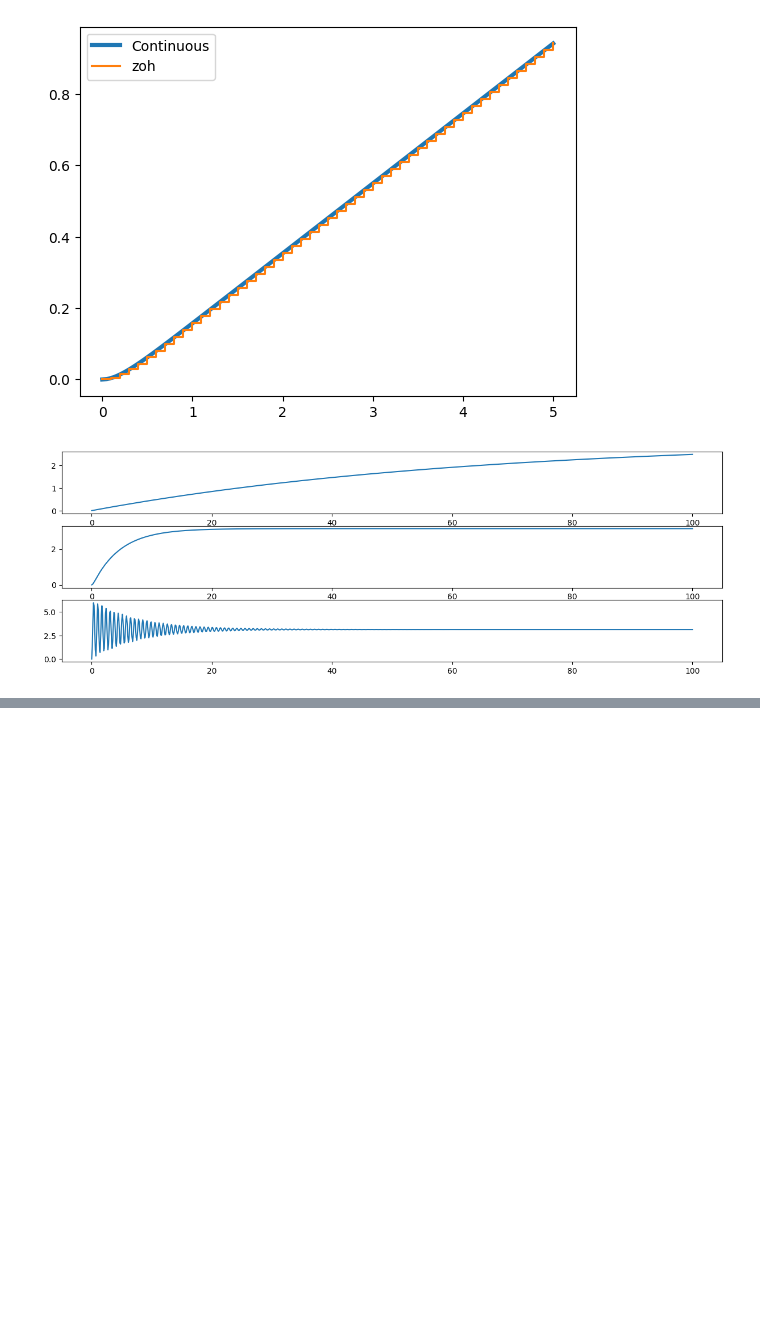
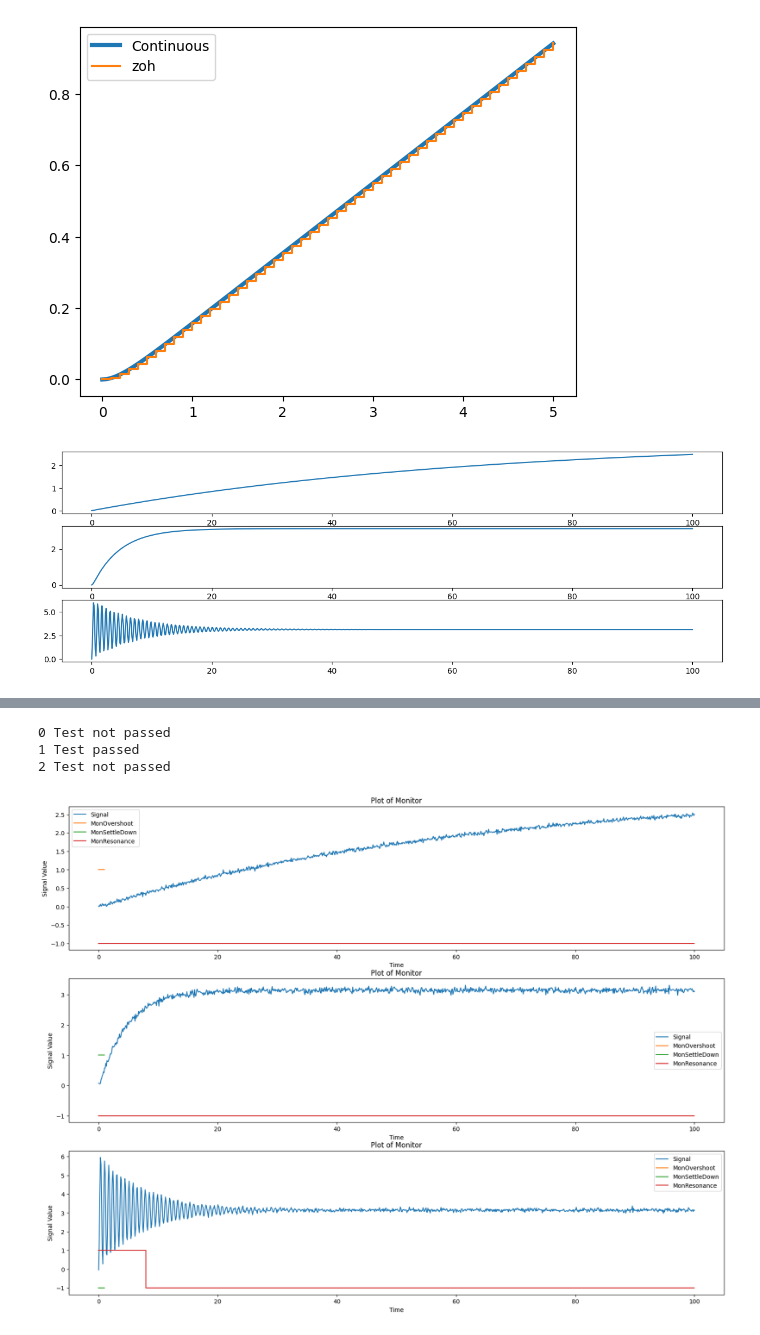
Before and after one commit to albertoZurini/UNITS-CPS-Project, a Jupyter notebook: main_working.ipynb, the cells around one changed output, grey strips where cells are left out. Saved outputs shown, nothing was run; the diff lists cells and outputs as text; code cells hidden in the pictures; blank space fills up the shorter version.

```diff
--- a/main_working.ipynb
+++ b/main_working.ipynb
@@ -188,0 +223,39 @@ for i in range(len(Ys)):
+# %%
+MONITOR_NAMES = ["Overshoot", "MonOvershoot",
+                 "SettledDown", "MonSettleDown",
+                 "TooHigh", "TooLow", "ResonanceLowHigh", "ResonanceHighLow", "MonResonance"]
+MONITOR_NAMES_TO_PLOT = ["MonOvershoot", "MonSettleDown", "MonResonance"]
+
+plt.rcParams["figure.figsize"] = (20,15)
+
+for i in range(len(Ys)):
+    plt.subplot(3, 1, i+1)
+
+    plt.plot(time, Ys_noisy[i], label = 'Signal')
+
+    signals = list(zip(Ys_noisy[i], targetSignal))
+    monitors = []
+    results = []
+    for m in MONITOR_NAMES:
+        monitor = moonlightScript.getMonitor(m)
+        monitors.append(monitor)
+        result = np.array(monitor.monitor(list(time),signals))
+        results.append(result)
+
+    for j in range(len(results)):
+        if MONITOR_NAMES[j] not in MONITOR_NAMES_TO_PLOT:
+            continue
+        r = results[j]
+        plt.step(r[:,0],r[:,1], where='post', label=MONITOR_NAMES[j])
+
+    print(i, "Test passed" if is_test_passed(results) else "Test not passed")
+
+    plt.title("Plot of Monitor")
+    plt.xlabel("Time")
+    plt.ylabel("Signal Value")
+    plt.legend()
+# %% [output]
+0 Test not passed
+1 Test passed
+2 Test not passed
+[figure, added]
```
Also changed, not shown: parts of 14 cells of this notebook, 3 other files.
